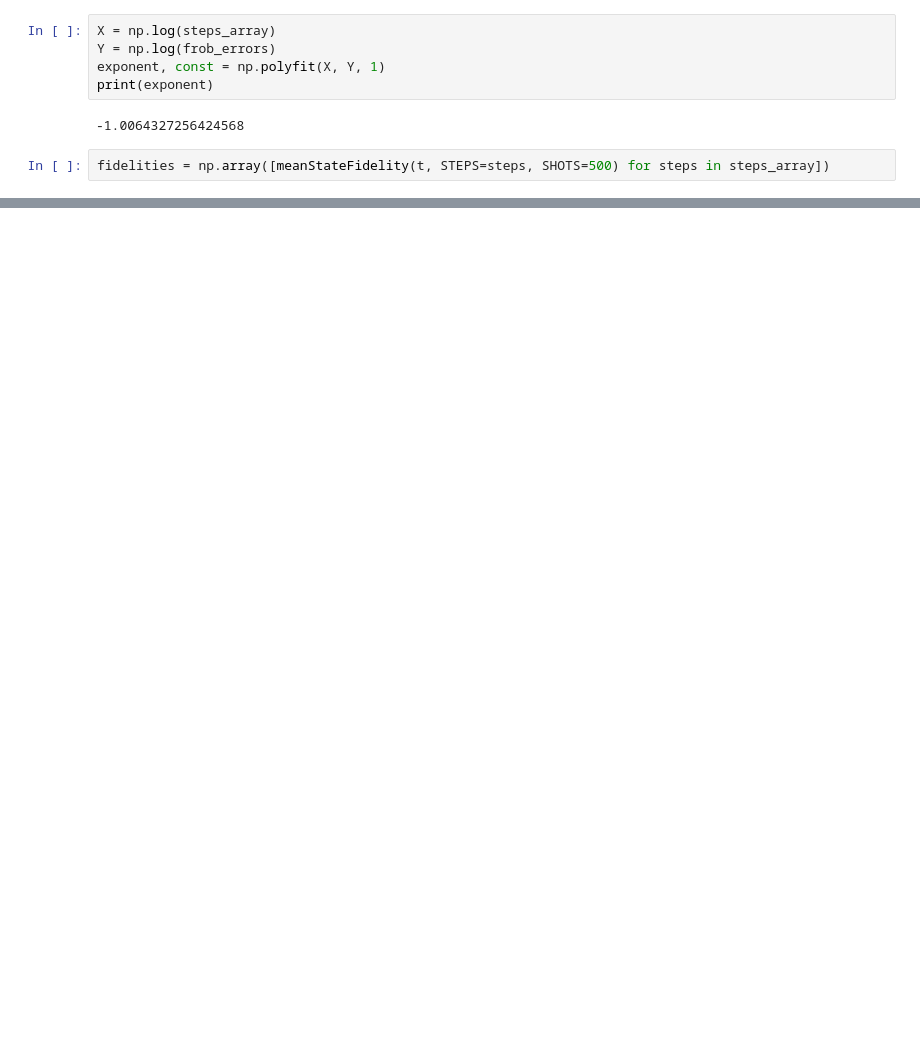
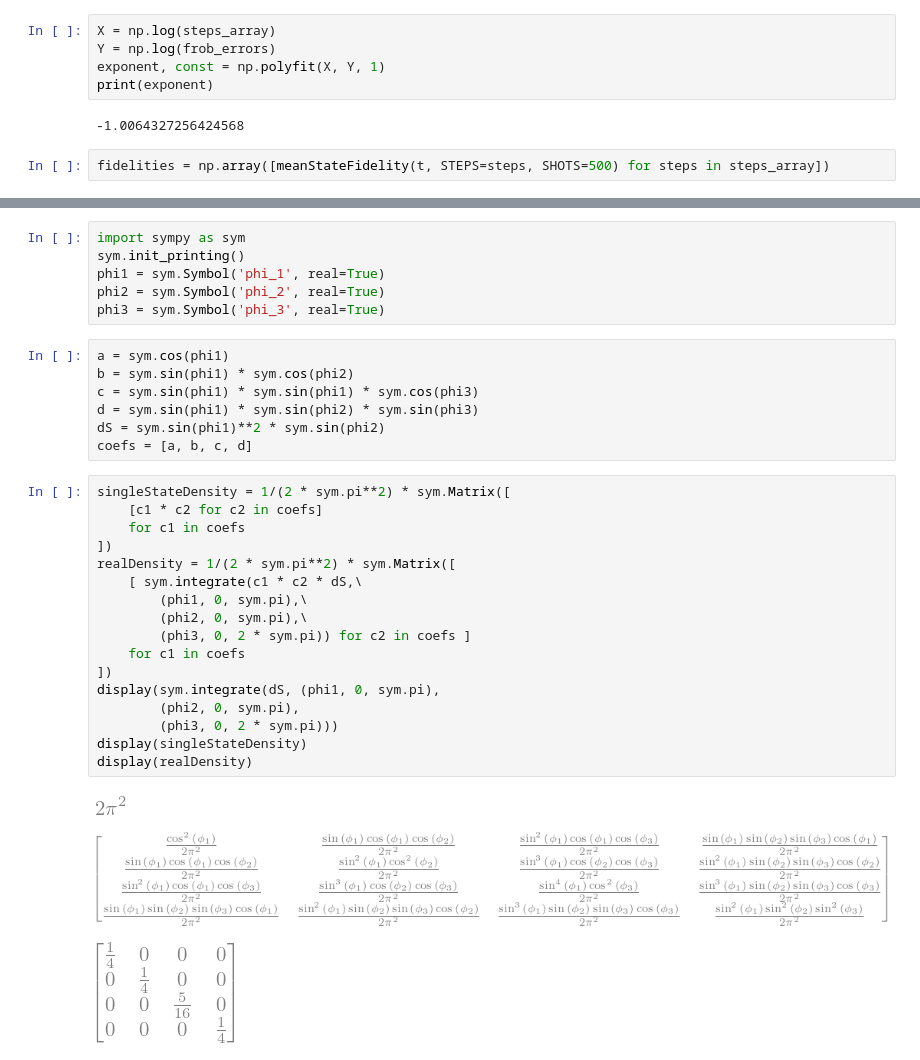
Before and after one commit to DiegoHerrera262/Thesis2020, a Jupyter notebook: Notebooks/NumericalErrorEstimation.ipynb, the cells around one changed output, grey strips where cells are left out. Saved outputs shown, nothing was run; the diff lists cells and outputs as text; blank space fills up the shorter version.

```diff
--- a/Notebooks/NumericalErrorEstimation.ipynb
+++ b/Notebooks/NumericalErrorEstimation.ipynb
@@ -155,0 +196,34 @@ plt.show()
+# %%
+import sympy as sym
+sym.init_printing()
+phi1 = sym.Symbol('phi_1', real=True)
+phi2 = sym.Symbol('phi_2', real=True)
+phi3 = sym.Symbol('phi_3', real=True)
+# %%
+a = sym.cos(phi1)
+b = sym.sin(phi1) * sym.cos(phi2)
+c = sym.sin(phi1) * sym.sin(phi1) * sym.cos(phi3)
+d = sym.sin(phi1) * sym.sin(phi2) * sym.sin(phi3)
+dS = sym.sin(phi1)**2 * sym.sin(phi2)
+coefs = [a, b, c, d]
+# %%
+singleStateDensity = 1/(2 * sym.pi**2) * sym.Matrix([
+    [c1 * c2 for c2 in coefs]
+    for c1 in coefs
+])
+realDensity = 1/(2 * sym.pi**2) * sym.Matrix([
+    [ sym.integrate(c1 * c2 * dS,\
+        (phi1, 0, sym.pi),\
+        (phi2, 0, sym.pi),\
+        (phi3, 0, 2 * sym.pi)) for c2 in coefs ]
+    for c1 in coefs
+])
+display(sym.integrate(dS, (phi1, 0, sym.pi),
+        (phi2, 0, sym.pi),
+        (phi3, 0, 2 * sym.pi)))
+display(singleStateDensity)
+display(realDensity)
+# %% [output]
+[figure, added]
+[figure, added]
+[figure, added]
```
Also changed, not shown: parts of 6 cells of this notebook, 1 other file.
